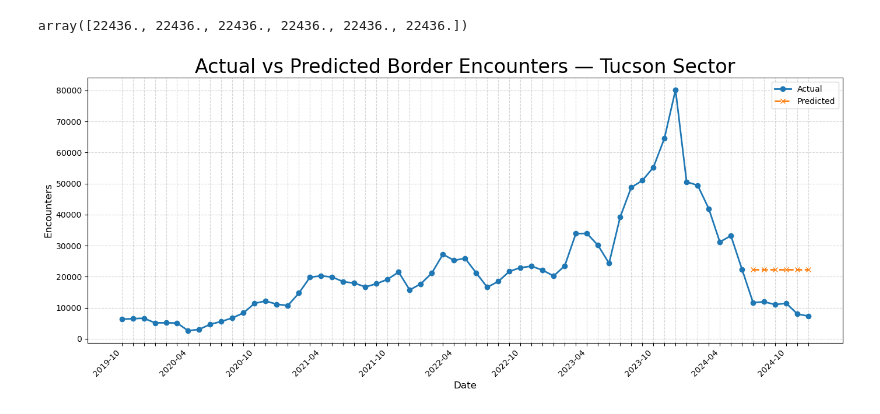
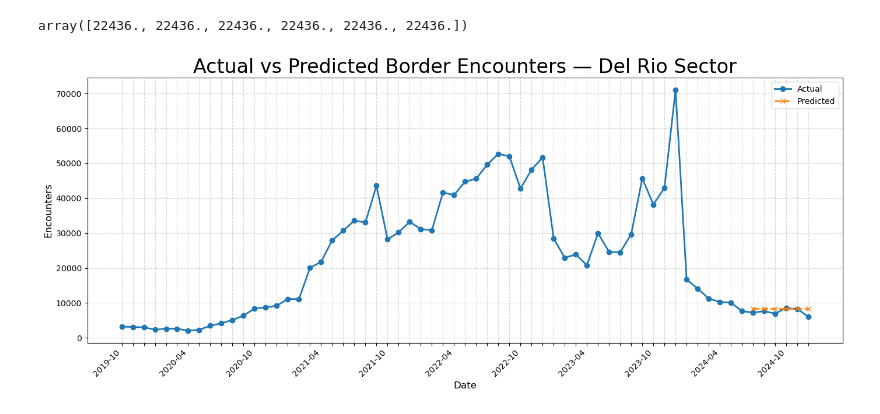
Before and after one commit to alanklin/AA-Capstone, a Jupyter notebook: Code/Notebooks/week11_bias.ipynb, the cells around one changed output. Saved outputs shown, nothing was run; the diff lists cells and outputs as text; code cells hidden in the pictures.

```diff
--- a/Code/Notebooks/week11_bias.ipynb
+++ b/Code/Notebooks/week11_bias.ipynb
@@ -131,7 +131,7 @@ import pandas as pd
 import matplotlib.pyplot as plt
 
 # Define sector to visualize
-sector_name = "Tucson Sector"
+sector_name = "Del Rio Sector"
 
 # Extract relevant values
 actual_values = test_data.loc[sector_name].values if sector_name in test_data.index else []
@@ -140,31 +140,31 @@ sector_train_values = sector_train.loc[sector_name].values if sector_name in sec
 
 # Check for data availability
 if len(actual_values) == 0 or len(predicted_values) == 0 or len(sector_train_values) == 0:
     print(f"[ERROR] Missing data for '{sector_name}'. Check training, testing, and prediction sources.")
 else:
     # Combine training and testing actuals for full timeline
     extended_actual_values = np.concatenate([sector_train_values, actual_values])
     extended_predicted_values = np.concatenate([np.full(len(sector_train_values), np.nan), predicted_values])
 
     # Build timeline labels (monthly)
     start_date = pd.to_datetime(sector_train.columns[0])
     total_months = len(extended_actual_values)
     date_range = pd.date_range(start=start_date, periods=total_months, freq='MS')
     x_labels = [date.strftime('%Y-%m') if i % 6 == 0 else '' for i, date in enumerate(date_range)]
 
     # Plot actual vs. predicted
     plt.figure(figsize=(14, 6))
     plt.plot(extended_actual_values, label="Actual", marker='o', linewidth=2)
     plt.plot(extended_predicted_values, label="Predicted", marker='x', linestyle='--', linewidth=2)
 
     # Plot formatting
     plt.title(f"Actual vs Predicted Border Encounters — {sector_name}", fontsize=24)
     plt.xlabel("Date", fontsize=12)
     plt.ylabel("Encounters", fontsize=12)
     plt.xticks(ticks=np.arange(total_months), labels=x_labels, rotation=45, ha='right')
     plt.legend()
     plt.tight_layout()
     plt.grid(True, linestyle='--', alpha=0.5)
     plt.show()
 # %% [output]
-[figure, old version]
+[figure, new version]
```
Also changed, not shown: 43 other files.
